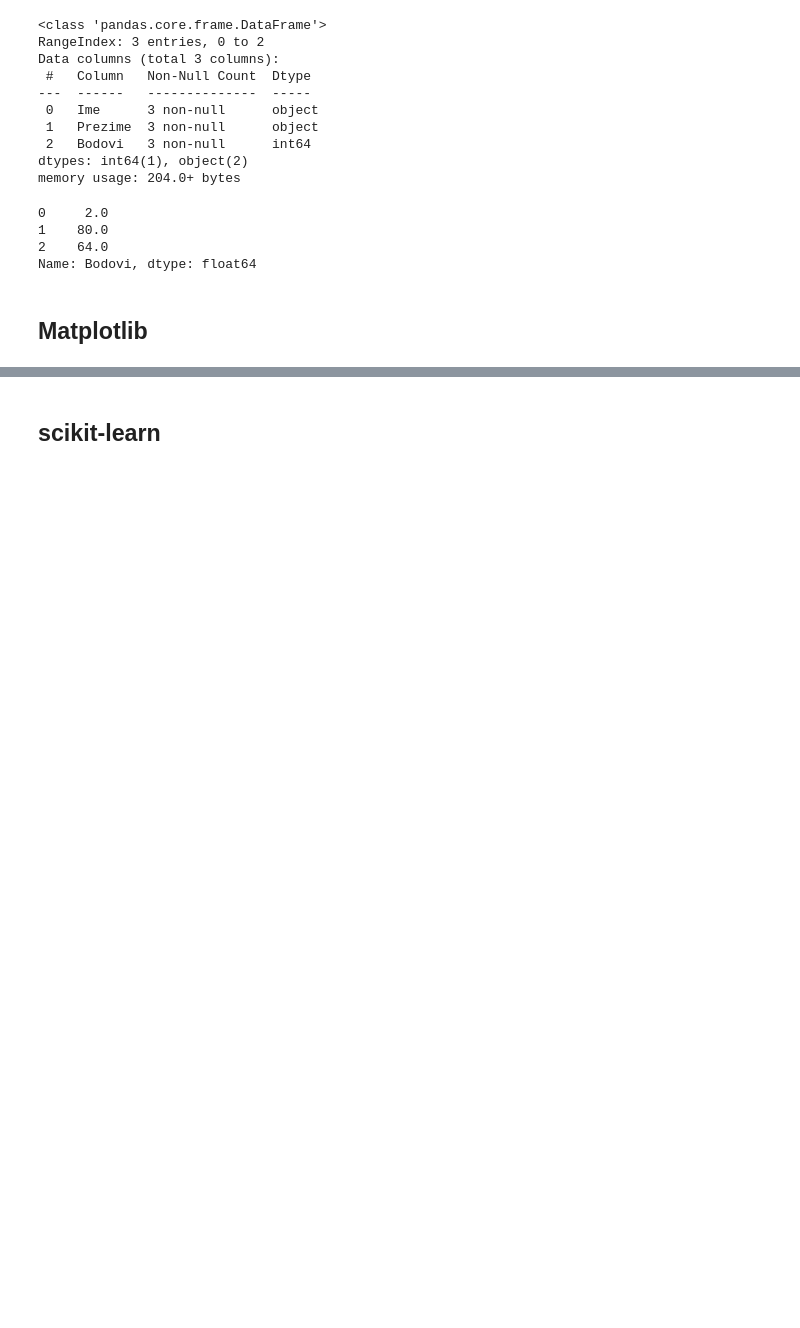
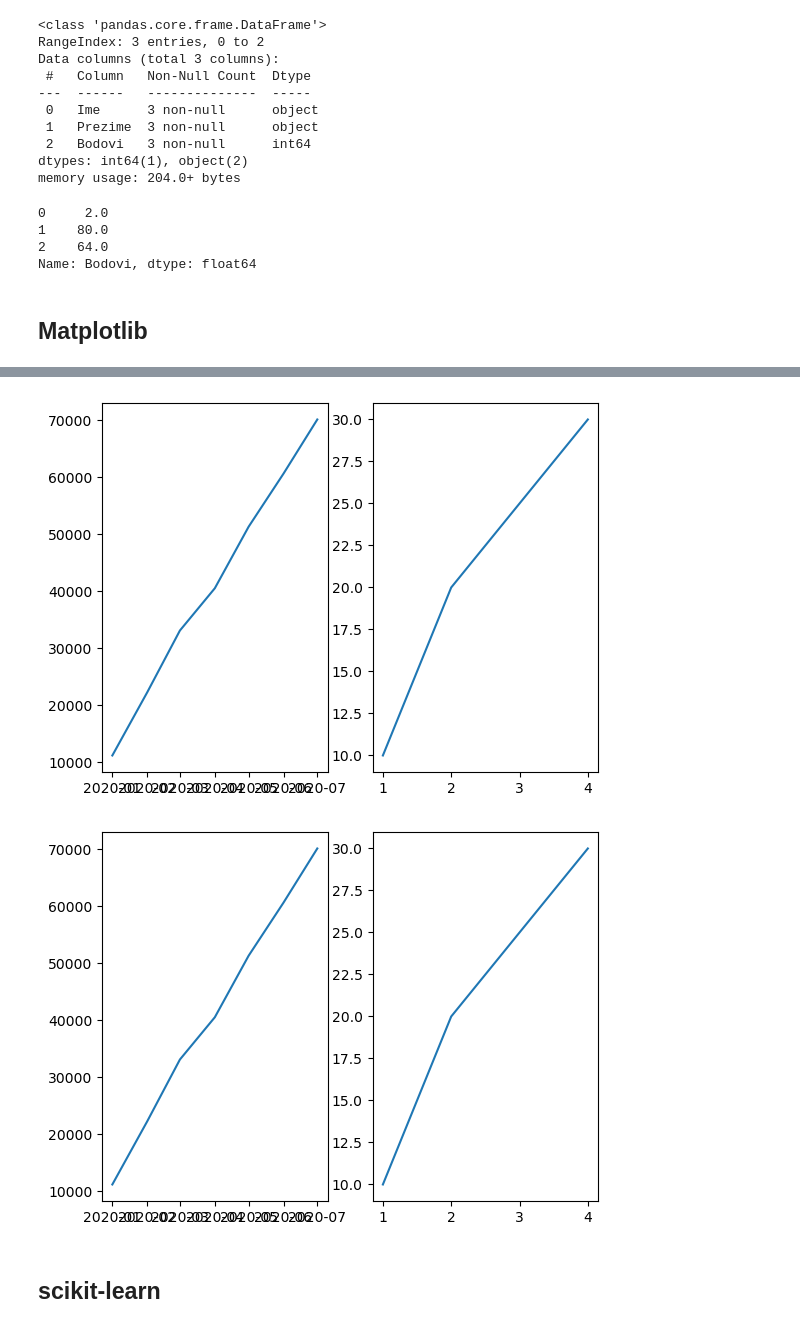
Before and after one commit to nparadina/AlgebraDS, a Jupyter notebook: biljeske.ipynb, the cells around one changed output, grey strips where cells are left out. Saved outputs shown, nothing was run; the diff lists cells and outputs as text; code cells hidden in the pictures; blank space fills up the shorter version.

```diff
--- a/biljeske.ipynb
+++ b/biljeske.ipynb
@@ -876,2 +925,16 @@ Name: Bodovi, dtype: float64
+# %%
+# funkcija subplots() - kreiran figure i podgrafove od jednom
+
+# stvori figure objekt okvir i u njemu predvidi broj redova 1 i broj stupaca 2 - bit ce dva grafa
+okvir, osi=plt.subplots(1, 2)
+
+osi[0].plot(df.datum, df.temperatura)
+osi[1].plot([1,2,3,4], [10,20,25,30])
+
+#ispisuje u Jupyter Notebooks jos jednom figure objekt
+okvir
+# %% [output]
+[figure, added]
+[figure, added]
 # %% [markdown]
 ## scikit-learn
```
Also changed, not shown: parts of 23 cells of this notebook, 2 other files.
